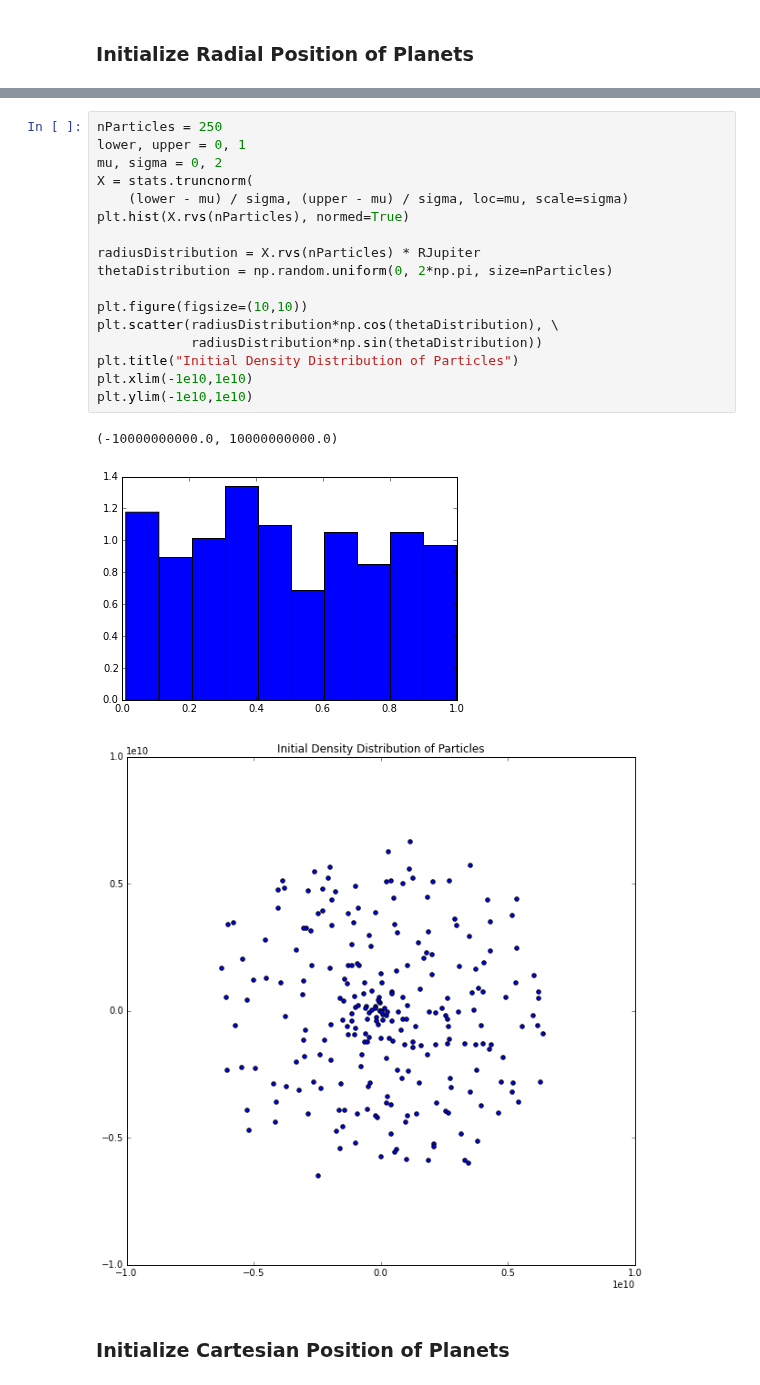
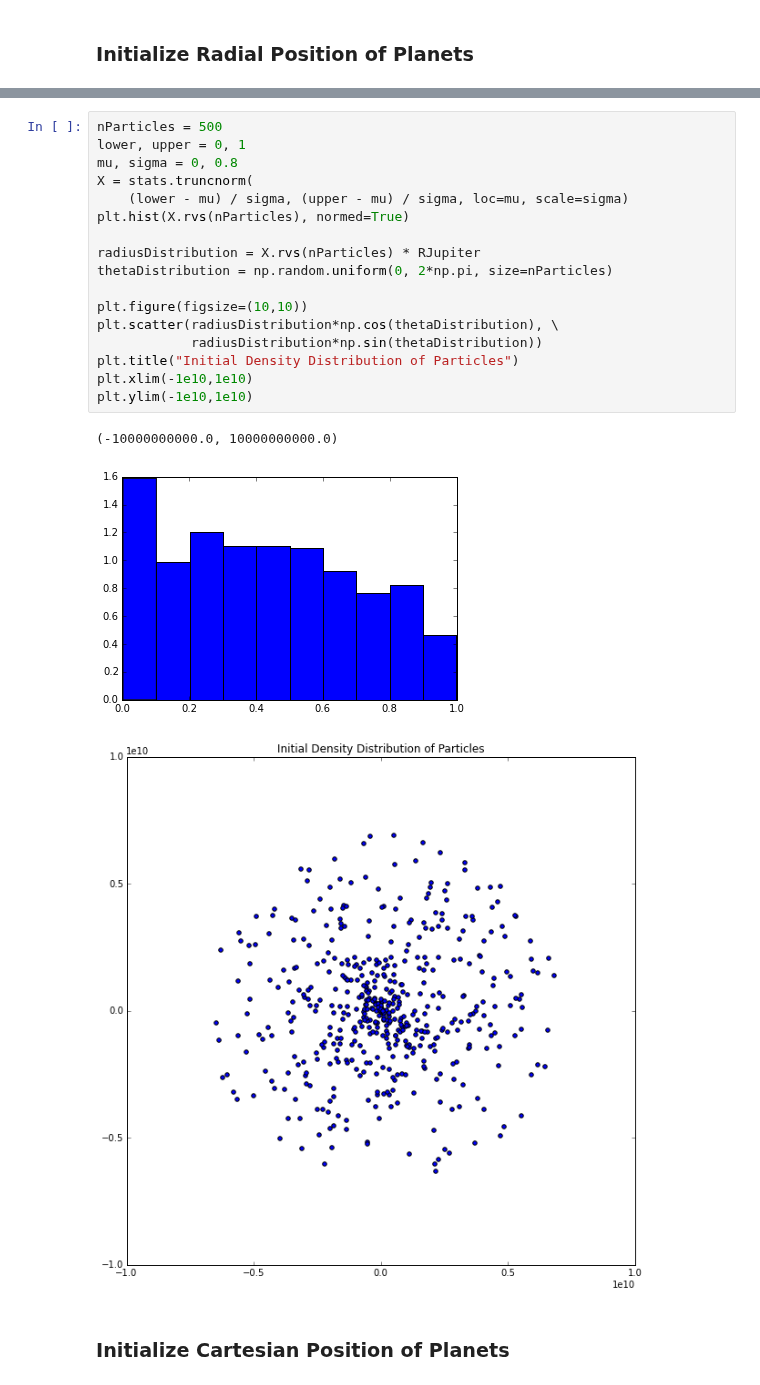
Before and after one commit to saichikine/Jupiter_SPH, a Jupyter notebook: main2.ipynb, the cells around one changed output, grey strips where cells are left out. Drawn from its saved outputs; the diff is of its cells as text.

```diff
--- a/main2.ipynb
+++ b/main2.ipynb
@@ -70,24 +70,24 @@ N1 = 1000                          # Particles in planet 1
 # %%
-nParticles = 250
+nParticles = 500
 lower, upper = 0, 1
-mu, sigma = 0, 2
+mu, sigma = 0, 0.8
 X = stats.truncnorm(
     (lower - mu) / sigma, (upper - mu) / sigma, loc=mu, scale=sigma)
 plt.hist(X.rvs(nParticles), normed=True)
 
 radiusDistribution = X.rvs(nParticles) * RJupiter
 thetaDistribution = np.random.uniform(0, 2*np.pi, size=nParticles)
 
 plt.figure(figsize=(10,10))
 plt.scatter(radiusDistribution*np.cos(thetaDistribution), \
             radiusDistribution*np.sin(thetaDistribution))
 plt.title("Initial Density Distribution of Particles")
 plt.xlim(-1e10,1e10)
 plt.ylim(-1e10,1e10)
 # %% [output]
 (-10000000000.0, 10000000000.0)
-[figure, old version]
+[figure, new version]
-[figure, old version]
+[figure, new version]
 # %% [markdown]
 ### Initialize Cartesian Position of Planets
 # %%
```
Also changed, not shown: parts of 7 cells of this notebook, 1 other file.
